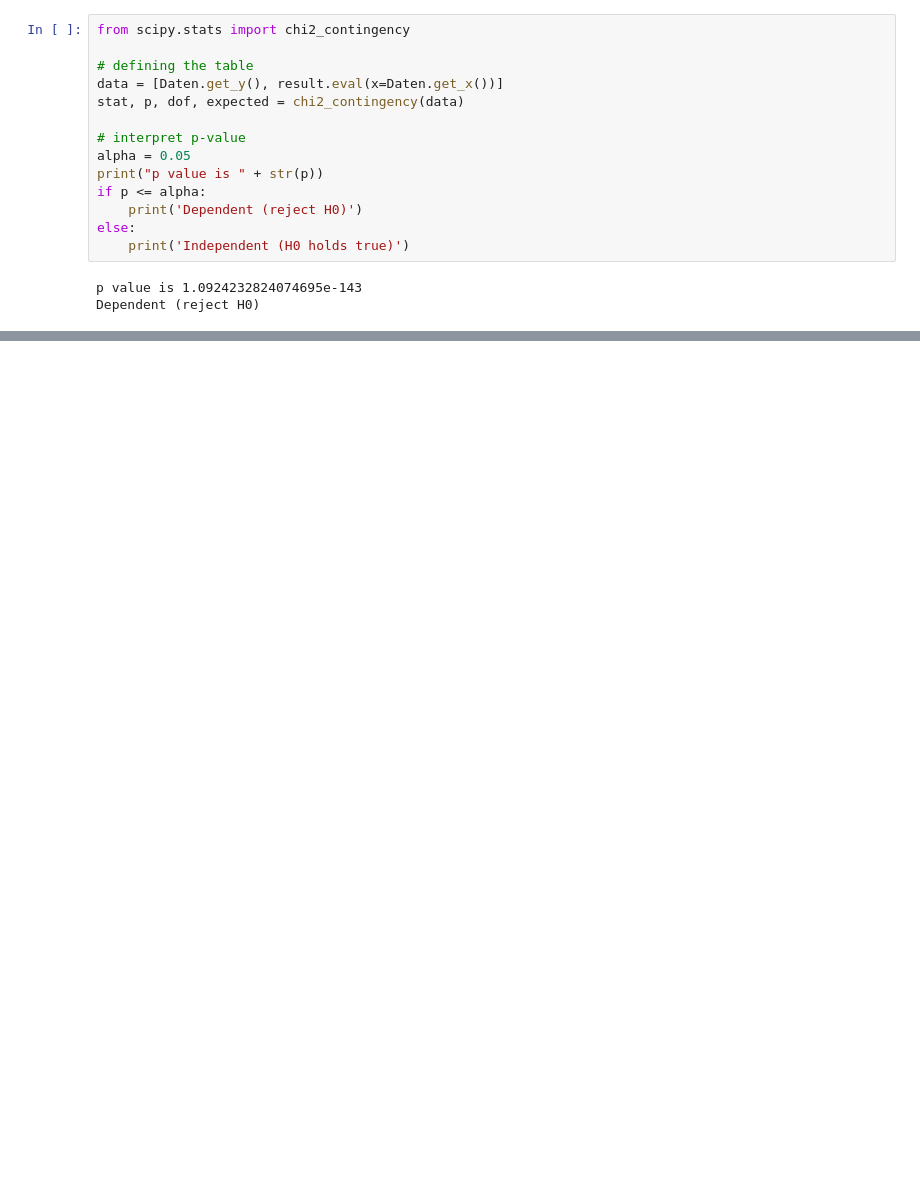
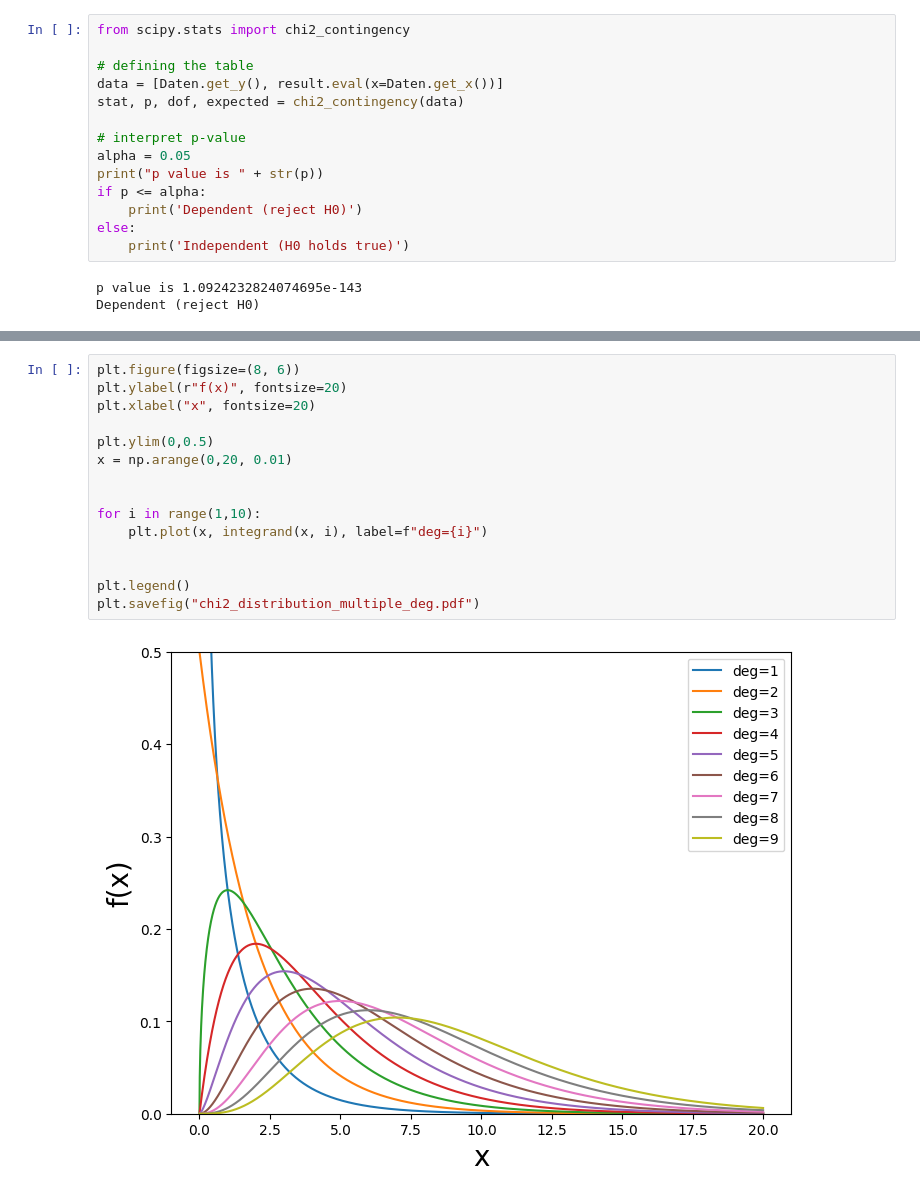
Before and after one commit to TimLockstedt/MP, a Jupyter notebook: FP6/A5/Plott_var_func_m12n3_maxlike.ipynb, the cells around one changed output, grey strips where cells are left out. Drawn from its saved outputs; the diff is of its cells as text; blank space fills up the shorter version.

```diff
--- a/FP6/A5/Plott_var_func_m12n3_maxlike.ipynb
+++ b/FP6/A5/Plott_var_func_m12n3_maxlike.ipynb
@@ -637,0 +668,17 @@ Dependent (reject H0)
+# %%
+plt.figure(figsize=(8, 6))
+plt.ylabel(r"f(x)", fontsize=20)
+plt.xlabel("x", fontsize=20)
+
+plt.ylim(0,0.5)
+x = np.arange(0,20, 0.01)
+
+
+for i in range(1,10):
+    plt.plot(x, integrand(x, i), label=f"deg={i}")
+
+
+plt.legend()
+plt.savefig("chi2_distribution_multiple_deg.pdf")
+# %% [output]
+[figure, added]
```
Also changed, not shown: parts of 3 cells of this notebook, 32 other files.
